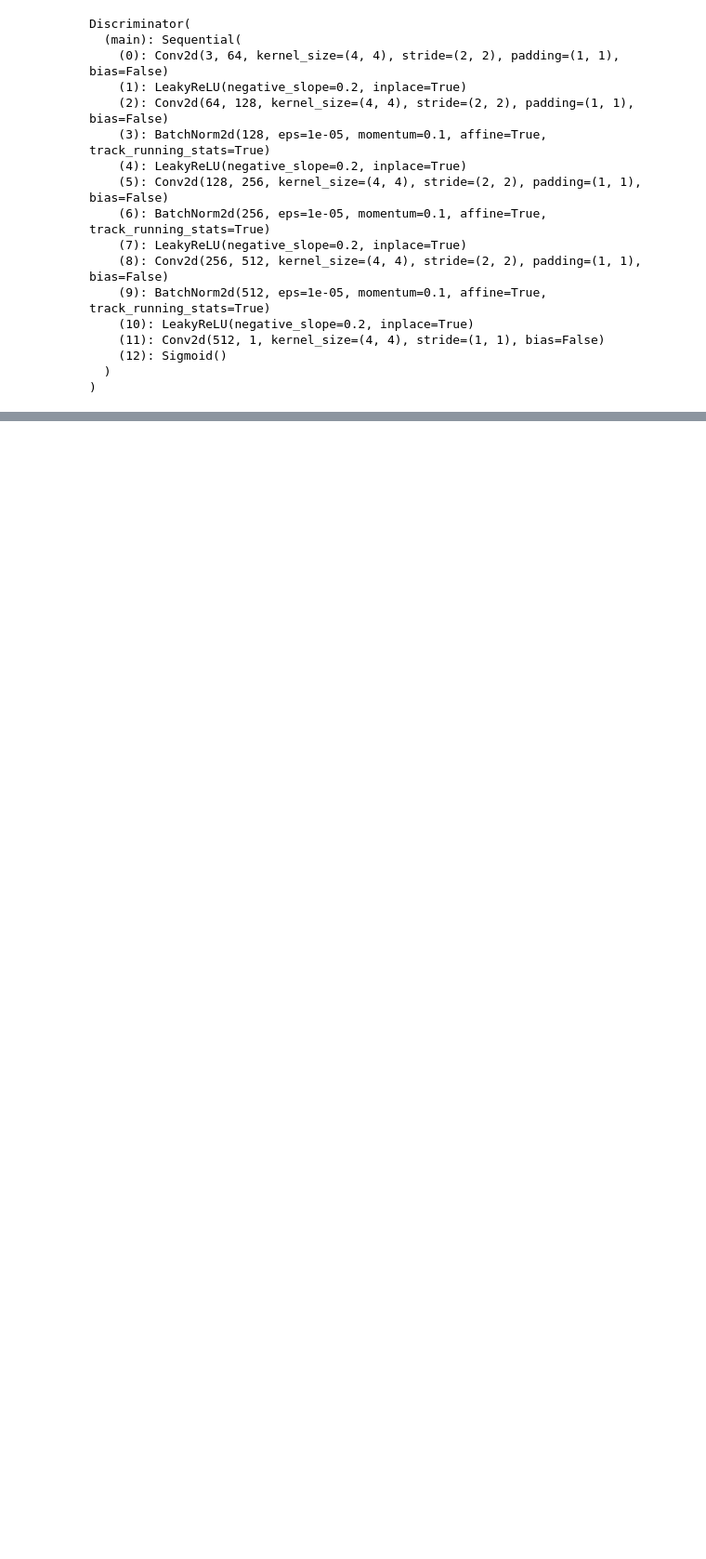
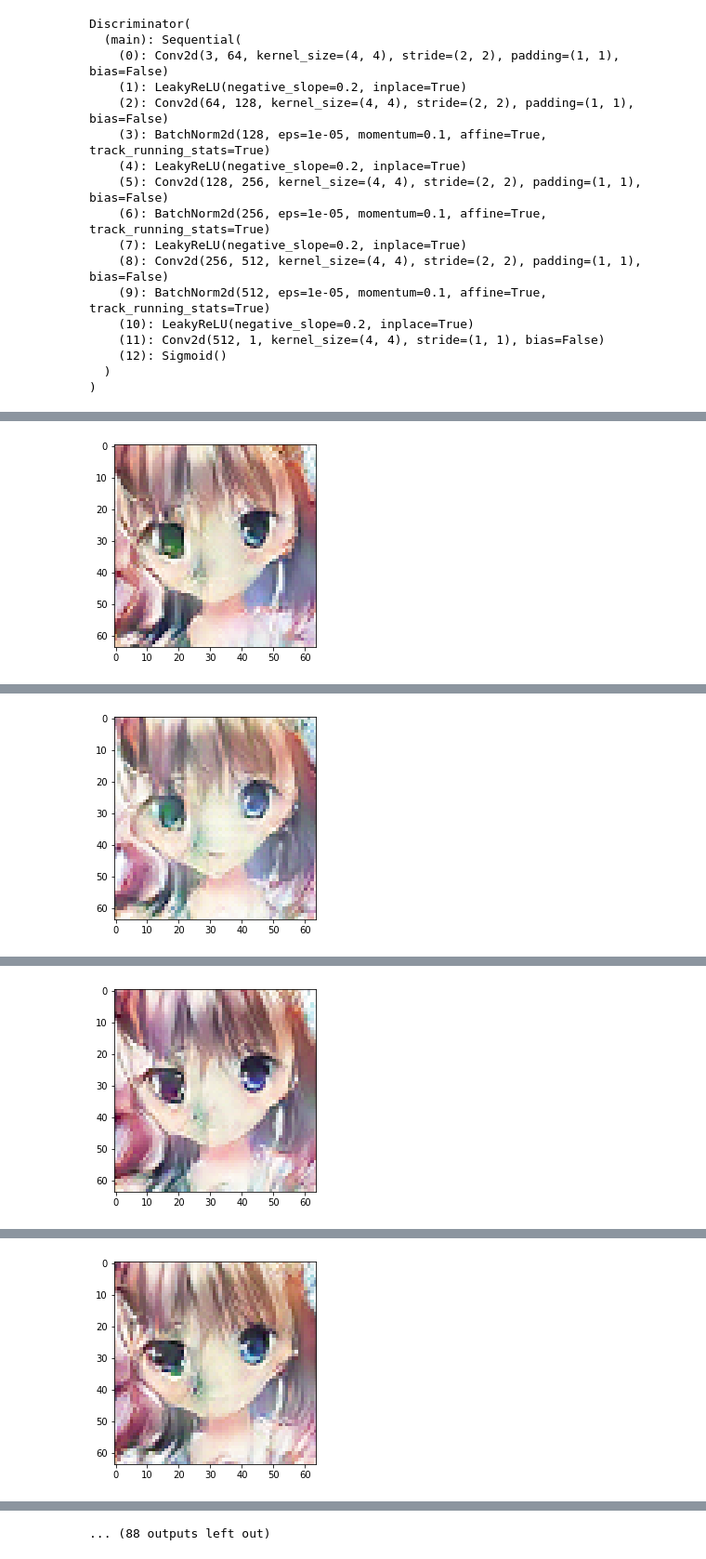
Before and after one commit to sanha9999/For_pixel2style2pixel, a Jupyter notebook: AnimeGan/AnimeGAN.ipynb, the cells around one changed output, grey strips where cells are left out. Shown at 93% size. Saved outputs shown, nothing was run; the diff lists cells and outputs as text; code cells hidden in the pictures; blank space fills up the shorter version.

```diff
--- a/AnimeGan/AnimeGAN.ipynb
+++ b/AnimeGan/AnimeGAN.ipynb
@@ -185,16 +185,16 @@ albumentation_compose = albumentations.Compose([
 # %%
 dataset = ADataset(albumentation_compose)
 # %%
-dataloader = DataLoader(dataset, batch_size = BATCH_SIZE, shuffle=True, num_workers=4)
+dataloader = DataLoader(dataset, batch_size = BATCH_SIZE, shuffle=True, num_workers=0)
 # %%
-viz_noise = torch.randn(BATCH_SIZE, Z_DIM, 1, 1, device=device)
+viz_noise = torch.randn(1, Z_DIM, 1, 1, device=device)
 # %%
 for epoch in range(EPOCH_NUM):
     for i, data in enumerate(dataloader):
-        x_real = data[0].to(device)
-        real_label = torch.full((x_real.size(0),), REAL_LABEL, device=device)
-        fake_label = torch.full((x_real.size(0),), FAKE_LABEL, device=device)
-        print(np.shape(x_real))
+        x_real = data.to(device).float()
+        real_label = torch.full((x_real.size(0),), REAL_LABEL, device=device, dtype=torch.float)
+        fake_label = torch.full((x_real.size(0),), FAKE_LABEL, device=device, dtype=torch.float)
+
         netD.zero_grad()
         y_real = netD(x_real)
         loss_D_real = criterion(y_real, real_label)
@@ -217,4 +217,7 @@ for epoch in range(EPOCH_NUM):
             print('Epoch {} [{}/{}] loss_D_real: {:.4f} loss_D_fake: {:.4f} loss_G: {:.4f}'.format(
             epoch, i, len(dataloader), loss_D_real.mean().item(), loss_D_fake.mean().item(),
             loss_G.mean().item()))
+    viz_sample = netG(viz_noise).cpu()
+    plt.imshow(vutils.make_grid(viz_sample, normalize=True).permute(1,2,0))
+    plt.show()
 # %% [output]
@@ -221,0 +228 @@ torch.Size([3, 64, 64])
+[figure, added]
@@ -222,0 +233 @@ RuntimeError: Expected 4-dimensional input for 4-dimensional weight [64, 3, 4, 4
+[figure, added]
@@ -222,0 +238 @@ RuntimeError: Expected 4-dimensional input for 4-dimensional weight [64, 3, 4, 4
+[figure, added]
@@ -222,0 +243 @@ RuntimeError: Expected 4-dimensional input for 4-dimensional weight [64, 3, 4, 4
+[figure, added]
@@ -222,0 +254 @@ RuntimeError: Expected 4-dimensional input for 4-dimensional weight [64, 3, 4, 4
+... (88 outputs left out)
```
Also changed, not shown: parts of 3 cells of this notebook.
